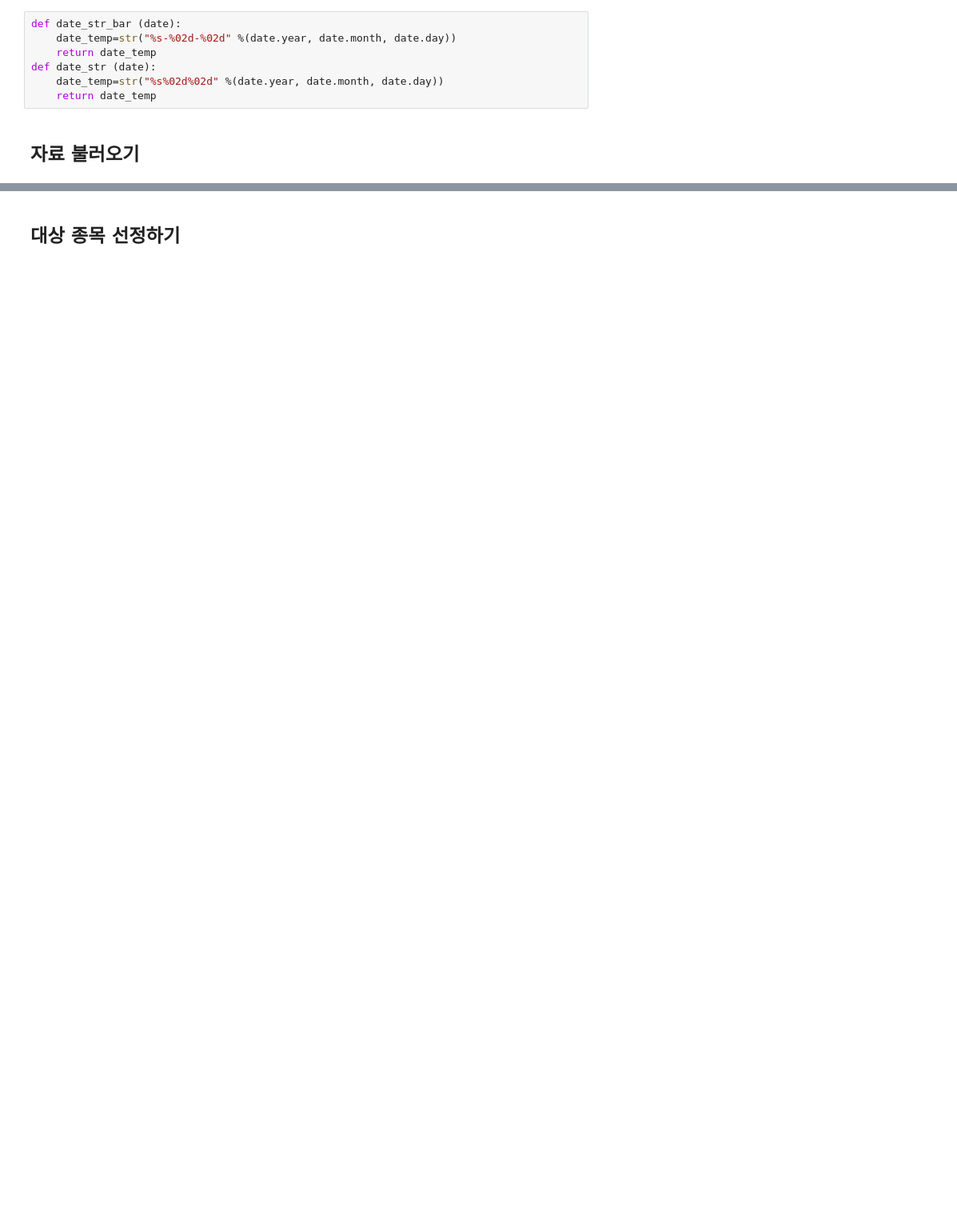
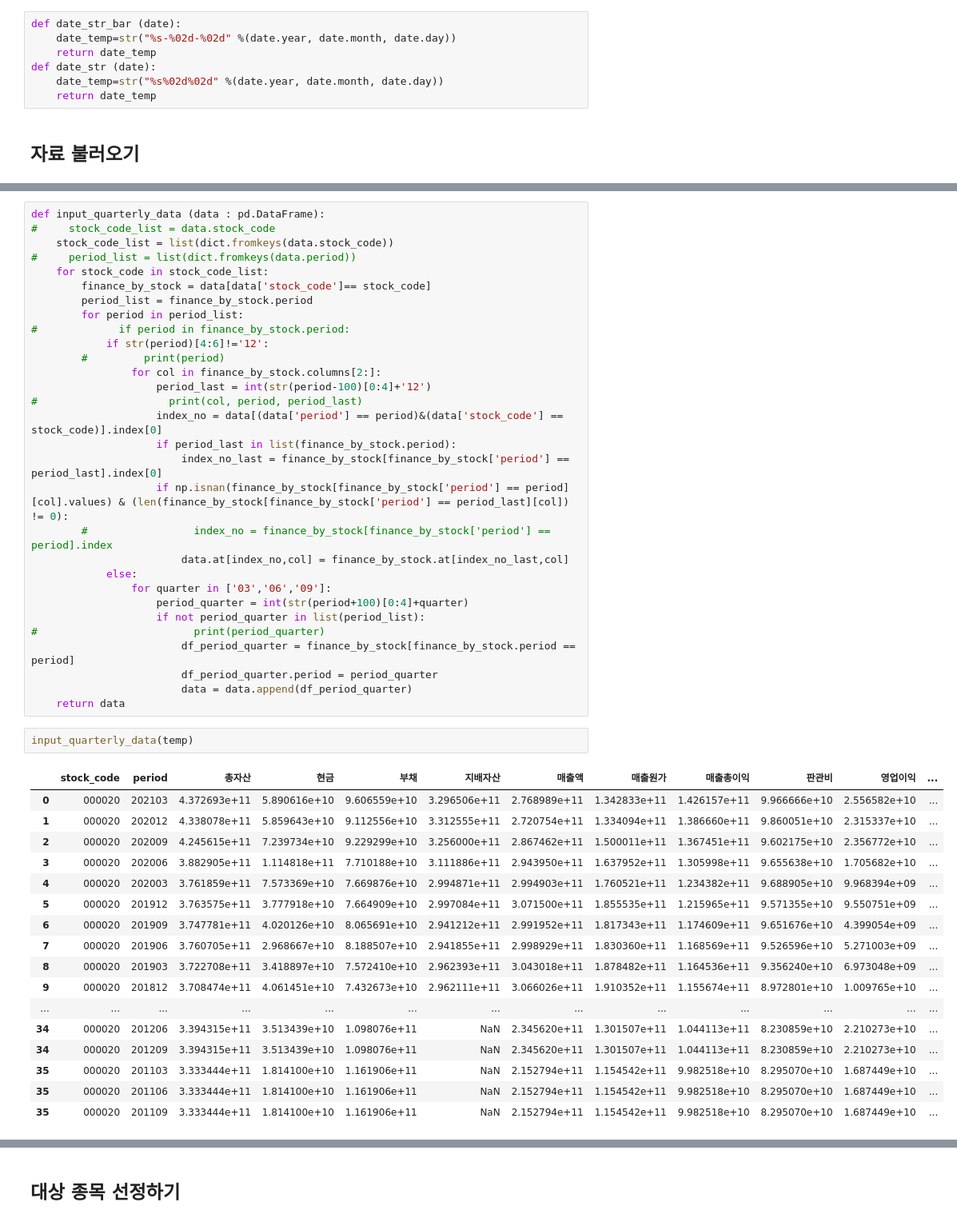
Before and after one commit to malkovich0/Finance, a Jupyter notebook: step3 Algorithm.ipynb, the cells around one changed output, grey strips where cells are left out. Shown at 80% size. Saved outputs shown, nothing was run; the diff lists cells and outputs as text; blank space fills up the shorter version.

Commit message:
algorithm_period

```diff
--- a/step3 Algorithm.ipynb
+++ b/step3 Algorithm.ipynb
@@ -34,0 +46,50 @@ finance = pd.concat([finance_kospi,finance_kosdaq,finance_del],axis=0)
+# %%
+def input_quarterly_data (data : pd.DataFrame):
+#     stock_code_list = data.stock_code
+    stock_code_list = list(dict.fromkeys(data.stock_code))
+#     period_list = list(dict.fromkeys(data.period))
+    for stock_code in stock_code_list:
+        finance_by_stock = data[data['stock_code']== stock_code]
+        period_list = finance_by_stock.period
+        for period in period_list:
+#             if period in finance_by_stock.period:
+            if str(period)[4:6]!='12':
+        #         print(period)
+                for col in finance_by_stock.columns[2:]:
+                    period_last = int(str(period-100)[0:4]+'12')
+#                     print(col, period, period_last)
+                    index_no = data[(data['period'] == period)&(data['stock_code'] == stock_code)].index[0]
+                    if period_last in list(finance_by_stock.period):
+                        index_no_last = finance_by_stock[finance_by_stock['period'] == period_last].index[0]
+                    if np.isnan(finance_by_stock[finance_by_stock['period'] == period][col].values) & (len(finance_by_stock[finance_by_stock['period'] == period_last][col]) != 0):
+        #                 index_no = finance_by_stock[finance_by_stock['period'] == period].index
+                        data.at[index_no,col] = finance_by_stock.at[index_no_last,col]
+            else:
+                for quarter in ['03','06','09']:
+                    period_quarter = int(str(period+100)[0:4]+quarter)
+                    if not period_quarter in list(period_list):
+#                         print(period_quarter)
+                        df_period_quarter = finance_by_stock[finance_by_stock.period == period]
+                        df_period_quarter.period = period_quarter
+                        data = data.append(df_period_quarter)
+    return data
+# %%
+input_quarterly_data(temp)
+# %% [output]
+|  | stock_code | period | 총자산 | 현금 | 부채 | 지배자산 | 매출액 | 매출원가 | 매출총이익 | 판관비 | 영업이익 | ... |
+| 0 | 000020 | 202103 | 4.372693e+11 | 5.890616e+10 | 9.606559e+10 | 3.296506e+11 | 2.768989e+11 | 1.342833e+11 | 1.426157e+11 | 9.966666e+10 | 2.556582e+10 | ... |
+| 1 | 000020 | 202012 | 4.338078e+11 | 5.859643e+10 | 9.112556e+10 | 3.312555e+11 | 2.720754e+11 | 1.334094e+11 | 1.386660e+11 | 9.860051e+10 | 2.315337e+10 | ... |
+| 2 | 000020 | 202009 | 4.245615e+11 | 7.239734e+10 | 9.229299e+10 | 3.256000e+11 | 2.867462e+11 | 1.500011e+11 | 1.367451e+11 | 9.602175e+10 | 2.356772e+10 | ... |
+| 3 | 000020 | 202006 | 3.882905e+11 | 1.114818e+11 | 7.710188e+10 | 3.111886e+11 | 2.943950e+11 | 1.637952e+11 | 1.305998e+11 | 9.655638e+10 | 1.705682e+10 | ... |
+| 4 | 000020 | 202003 | 3.761859e+11 | 7.573369e+10 | 7.669876e+10 | 2.994871e+11 | 2.994903e+11 | 1.760521e+11 | 1.234382e+11 | 9.688905e+10 | 9.968394e+09 | ... |
+| 5 | 000020 | 201912 | 3.763575e+11 | 3.777918e+10 | 7.664909e+10 | 2.997084e+11 | 3.071500e+11 | 1.855535e+11 | 1.215965e+11 | 9.571355e+10 | 9.550751e+09 | ... |
+| 6 | 000020 | 201909 | 3.747781e+11 | 4.020126e+10 | 8.065691e+10 | 2.941212e+11 | 2.991952e+11 | 1.817343e+11 | 1.174609e+11 | 9.651676e+10 | 4.399054e+09 | ... |
+| 7 | 000020 | 201906 | 3.760705e+11 | 2.968667e+10 | 8.188507e+10 | 2.941855e+11 | 2.998929e+11 | 1.830360e+11 | 1.168569e+11 | 9.526596e+10 | 5.271003e+09 | ... |
+| 8 | 000020 | 201903 | 3.722708e+11 | 3.418897e+10 | 7.572410e+10 | 2.962393e+11 | 3.043018e+11 | 1.878482e+11 | 1.164536e+11 | 9.356240e+10 | 6.973048e+09 | ... |
+| 9 | 000020 | 201812 | 3.708474e+11 | 4.061451e+10 | 7.432673e+10 | 2.962111e+11 | 3.066026e+11 | 1.910352e+11 | 1.155674e+11 | 8.972801e+10 | 1.009765e+10 | ... |
+| ... | ... | ... | ... | ... | ... | ... | ... | ... | ... | ... | ... | ... |
+| 34 | 000020 | 201206 | 3.394315e+11 | 3.513439e+10 | 1.098076e+11 | NaN | 2.345620e+11 | 1.301507e+11 | 1.044113e+11 | 8.230859e+10 | 2.210273e+10 | ... |
+| 34 | 000020 | 201209 | 3.394315e+11 | 3.513439e+10 | 1.098076e+11 | NaN | 2.345620e+11 | 1.301507e+11 | 1.044113e+11 | 8.230859e+10 | 2.210273e+10 | ... |
+| 35 | 000020 | 201103 | 3.333444e+11 | 1.814100e+10 | 1.161906e+11 | NaN | 2.152794e+11 | 1.154542e+11 | 9.982518e+10 | 8.295070e+10 | 1.687449e+10 | ... |
+| 35 | 000020 | 201106 | 3.333444e+11 | 1.814100e+10 | 1.161906e+11 | NaN | 2.152794e+11 | 1.154542e+11 | 9.982518e+10 | 8.295070e+10 | 1.687449e+10 | ... |
+| 35 | 000020 | 201109 | 3.333444e+11 | 1.814100e+10 | 1.161906e+11 | NaN | 2.152794e+11 | 1.154542e+11 | 9.982518e+10 | 8.295070e+10 | 1.687449e+10 | ... |
```
Also changed, not shown: parts of 91 cells of this notebook, 1 other file.
